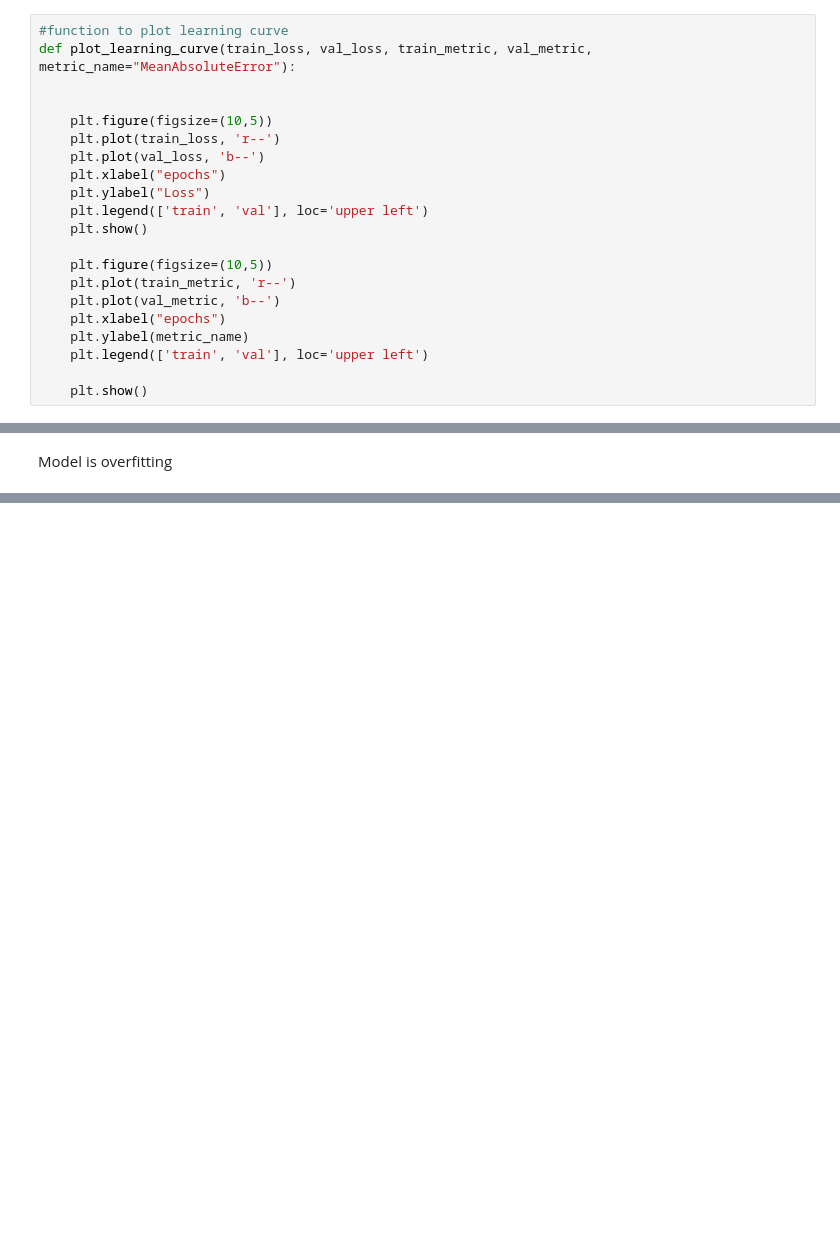
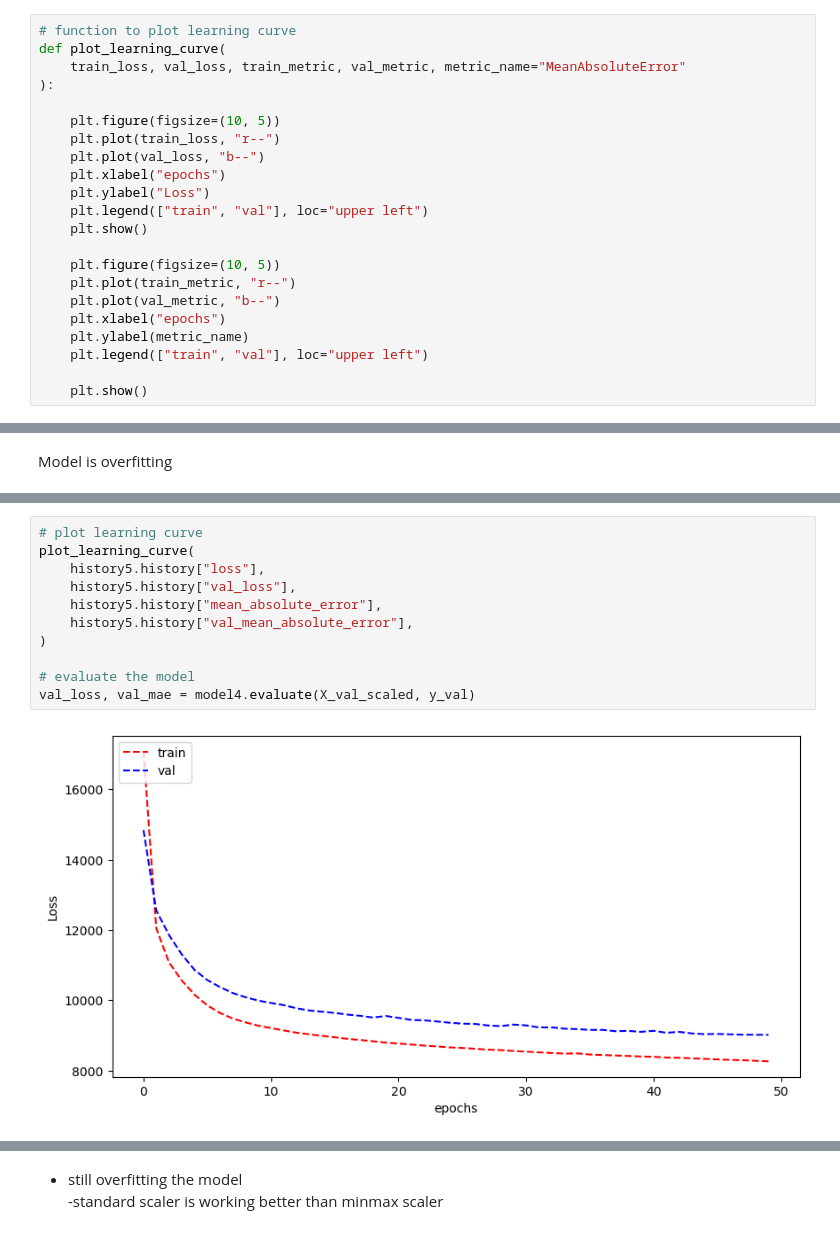
Before and after one commit to packofgum601/MachineLearningA2, a Jupyter notebook: assignment2.ipynb, the cells around one changed output, grey strips where cells are left out. Saved outputs shown, nothing was run; the diff lists cells and outputs as text; blank space fills up the shorter version.

```diff
--- a/assignment2.ipynb
+++ b/assignment2.ipynb
@@ -135,24 +177,25 @@ plt.show()
 # %% [markdown]
 # Creating Neural Network
 # %%
-#function to plot learning curve
-def plot_learning_curve(train_loss, val_loss, train_metric, val_metric, metric_name="MeanAbsoluteError"):
+# function to plot learning curve
+def plot_learning_curve(
+    train_loss, val_loss, train_metric, val_metric, metric_name="MeanAbsoluteError"
+):
 
-
-    plt.figure(figsize=(10,5))
-    plt.plot(train_loss, 'r--')
-    plt.plot(val_loss, 'b--')
+    plt.figure(figsize=(10, 5))
+    plt.plot(train_loss, "r--")
+    plt.plot(val_loss, "b--")
     plt.xlabel("epochs")
     plt.ylabel("Loss")
-    plt.legend(['train', 'val'], loc='upper left')
+    plt.legend(["train", "val"], loc="upper left")
     plt.show()
 
-    plt.figure(figsize=(10,5))
-    plt.plot(train_metric, 'r--')
-    plt.plot(val_metric, 'b--')
+    plt.figure(figsize=(10, 5))
+    plt.plot(train_metric, "r--")
+    plt.plot(val_metric, "b--")
     plt.xlabel("epochs")
     plt.ylabel(metric_name)
-    plt.legend(['train', 'val'], loc='upper left')
+    plt.legend(["train", "val"], loc="upper left")
 
     plt.show()
 # %%
@@ -399,0 +455,13 @@ Model is overfitting
+# %%
+# plot learning curve
+plot_learning_curve(
+    history5.history["loss"],
+    history5.history["val_loss"],
+    history5.history["mean_absolute_error"],
+    history5.history["val_mean_absolute_error"],
+)
+
+# evaluate the model
+val_loss, val_mae = model4.evaluate(X_val_scaled, y_val)
+# %% [output]
+[figure, added]
@@ -399,0 +470,3 @@ Model is overfitting
+# %% [markdown]
+- still overfitting the model
+-standard scaler is working better than minmax scaler
```
Also changed, not shown: parts of 35 cells of this notebook, 1 other file.
